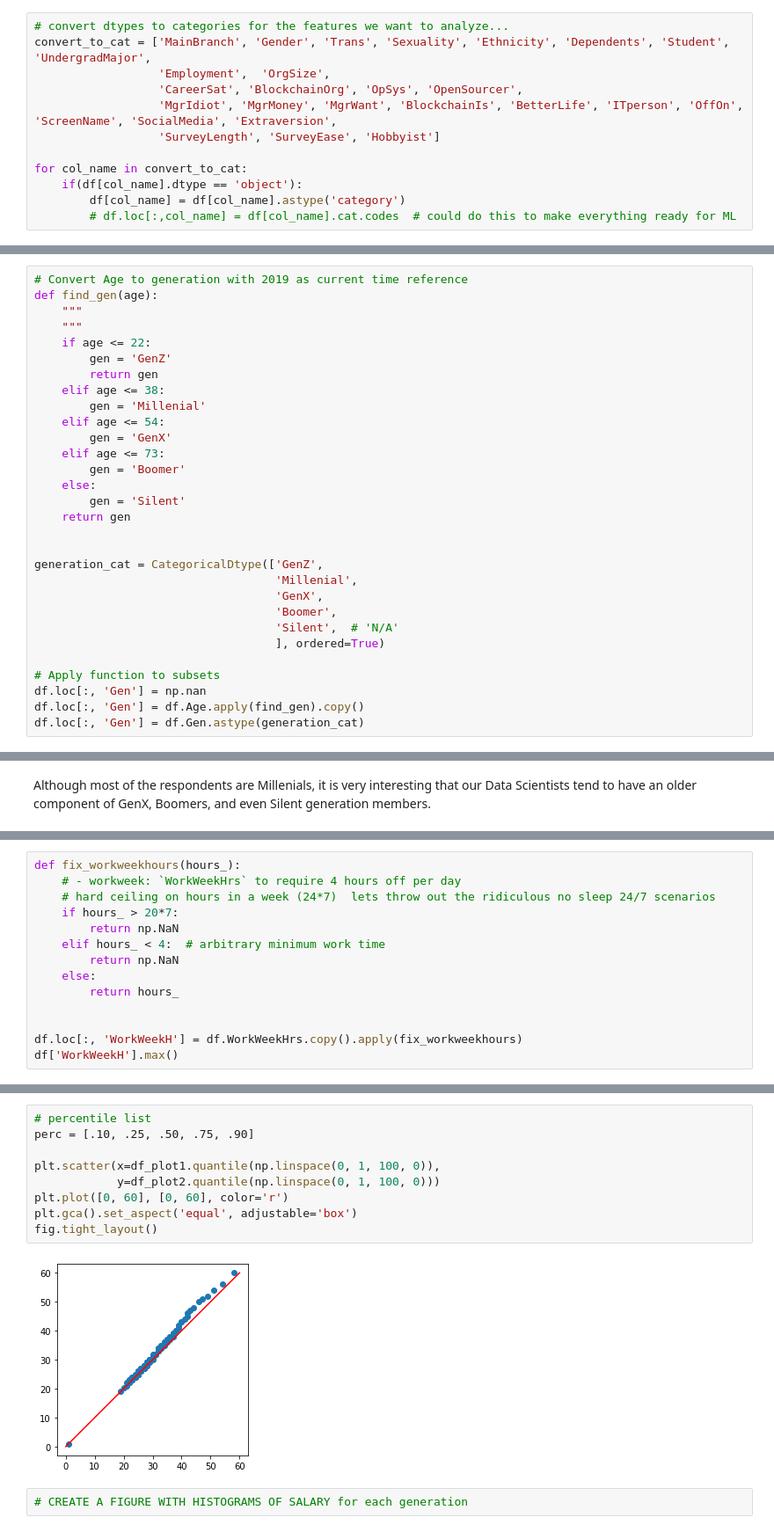
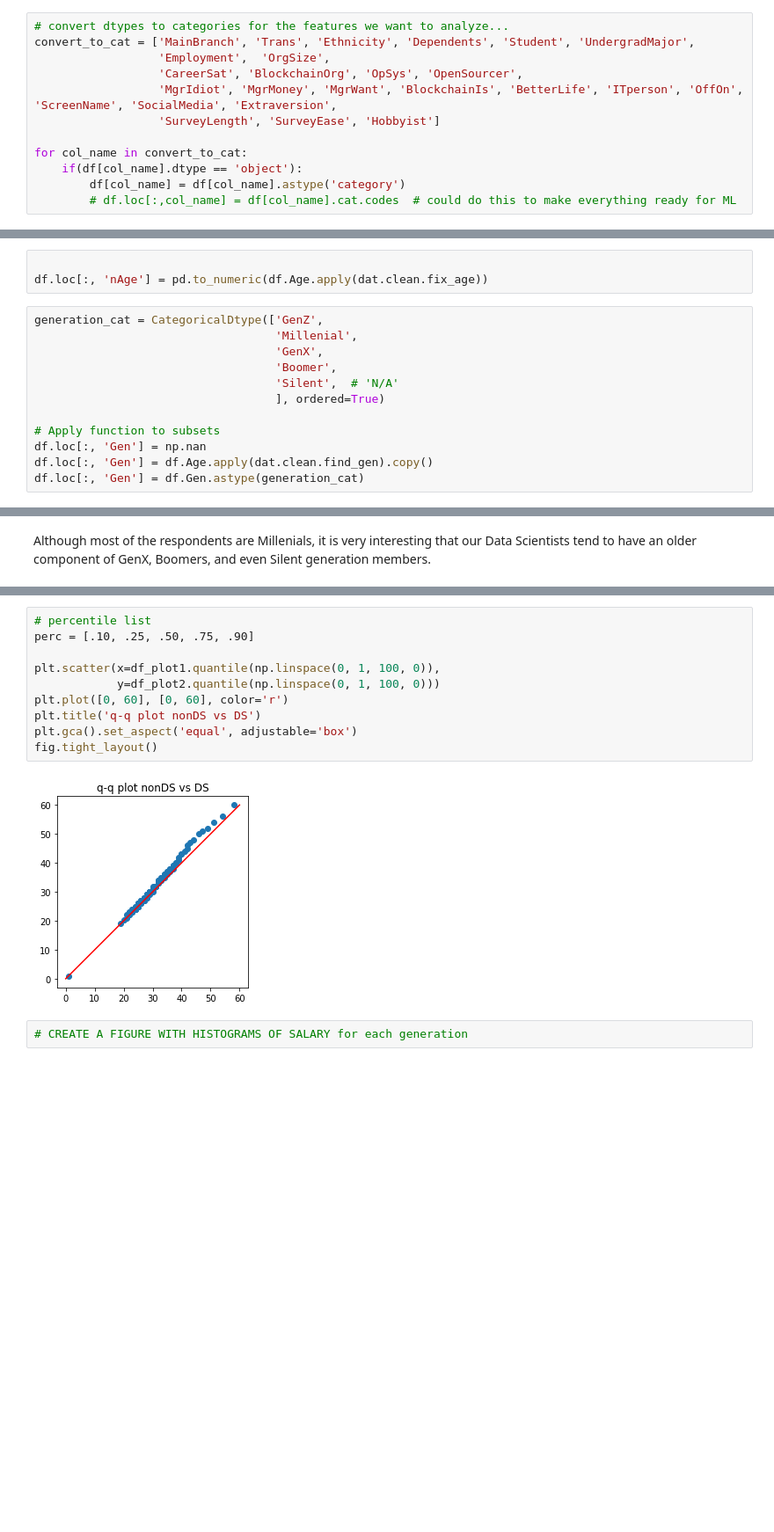
Before and after one commit to ergonyc/Practice-python-exercises, a Jupyter notebook: DataPresentation0/StackOverFlow-ThinkfulCapstone0.ipynb, the cells around one changed output, grey strips where cells are left out. Shown at 88% size. Cells and saved outputs as stored; diff of their text form; blank space fills up the shorter version.

```diff
--- a/DataPresentation0/StackOverFlow-ThinkfulCapstone0.ipynb
+++ b/DataPresentation0/StackOverFlow-ThinkfulCapstone0.ipynb
@@ -165,6 +148,6 @@ The dataset contains 65679 rows and 84 columns.
 # %%
 # convert dtypes to categories for the features we want to analyze...
-convert_to_cat = ['MainBranch', 'Gender', 'Trans', 'Sexuality', 'Ethnicity', 'Dependents', 'Student', 'UndergradMajor',
+convert_to_cat = ['MainBranch', 'Trans', 'Ethnicity', 'Dependents', 'Student', 'UndergradMajor',
                   'Employment',  'OrgSize',
                   'CareerSat', 'BlockchainOrg', 'OpSys', 'OpenSourcer',
                   'MgrIdiot', 'MgrMoney', 'MgrWant', 'BlockchainIs', 'BetterLife', 'ITperson', 'OffOn', 'ScreenName', 'SocialMedia', 'Extraversion',
@@ -694,22 +505,7 @@ df.loc[:, 'nAge'] = pd.to_numeric(df.Age.apply(fix_age))
+# %%
+
+df.loc[:, 'nAge'] = pd.to_numeric(df.Age.apply(dat.clean.fix_age))
 # %%
-# Convert Age to generation with 2019 as current time reference
-def find_gen(age):
-    """
-    """
-    if age <= 22:
-        gen = 'GenZ'
-        return gen
-    elif age <= 38:
-        gen = 'Millenial'
-    elif age <= 54:
-        gen = 'GenX'
-    elif age <= 73:
-        gen = 'Boomer'
-    else:
-        gen = 'Silent'
-    return gen
-
-
 generation_cat = CategoricalDtype(['GenZ',
                                    'Millenial',
                                    'GenX',
@@ -719,7 +515,7 @@ generation_cat = CategoricalDtype(['GenZ',
 
 # Apply function to subsets
 df.loc[:, 'Gen'] = np.nan
-df.loc[:, 'Gen'] = df.Age.apply(find_gen).copy()
+df.loc[:, 'Gen'] = df.Age.apply(dat.clean.find_gen).copy()
 df.loc[:, 'Gen'] = df.Gen.astype(generation_cat)
 # %%
 # plot Major summaries for DS and non-DS
@@ -748,17 +544,3 @@ Although most of the respondents are Millenials, it is very interesting that our
     - [note: should recategorize the multi-selects as "other" ]
 ----
 **Hypothesis:**  The data set will be heavily skewed to coders, who we already know are overrepresented by white US dudes, but Data Scientists will draw in a slightly more balanced group.
-# %%
-def fix_workweekhours(hours_):
-    # - workweek: `WorkWeekHrs` to require 4 hours off per day
-    # hard ceiling on hours in a week (24*7)  lets throw out the ridiculous no sleep 24/7 scenarios
-    if hours_ > 20*7:
-        return np.NaN
-    elif hours_ < 4:  # arbitrary minimum work time
-        return np.NaN
-    else:
-        return hours_
-
-
-df.loc[:, 'WorkWeekH'] = df.WorkWeekHrs.copy().apply(fix_workweekhours)
-df['WorkWeekH'].max()
@@ -847,14 +587,15 @@ There's clearly more older respondents in the DS group.  This can be seen as the
 # %%
 # percentile list
 perc = [.10, .25, .50, .75, .90]
 
 plt.scatter(x=df_plot1.quantile(np.linspace(0, 1, 100, 0)),
             y=df_plot2.quantile(np.linspace(0, 1, 100, 0)))
 plt.plot([0, 60], [0, 60], color='r')
+plt.title('q-q plot nonDS vs DS')
 plt.gca().set_aspect('equal', adjustable='box')
 fig.tight_layout()
 # %% [output]
-[figure, old version]
+[figure, new version]
 # %%
 # CREATE A FIGURE WITH HISTOGRAMS OF SALARY for each generation
 # %%
```
Also changed, not shown: parts of 66 cells of this notebook, 6 other files.
